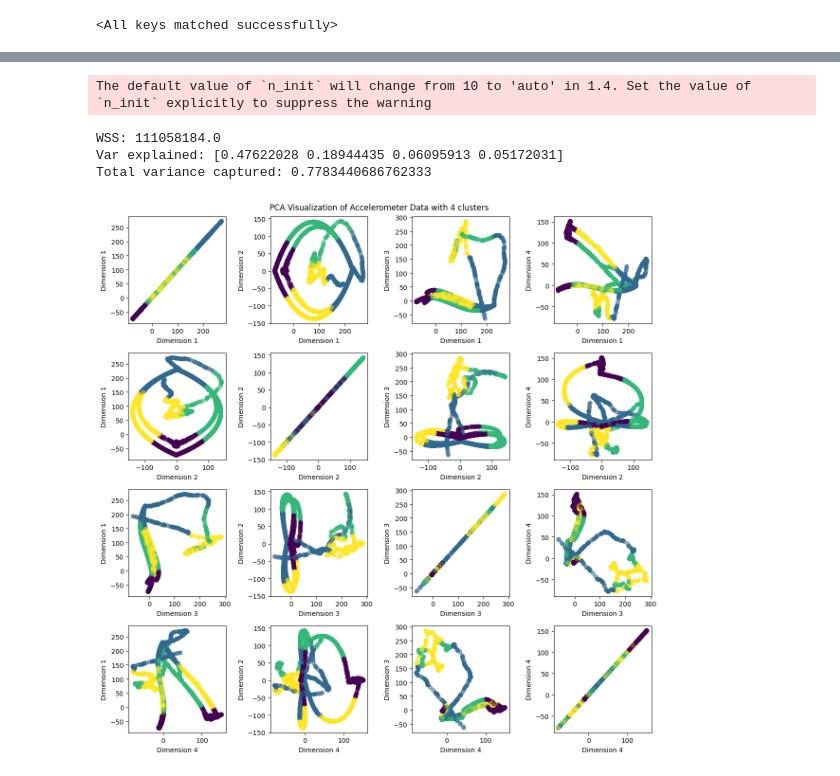
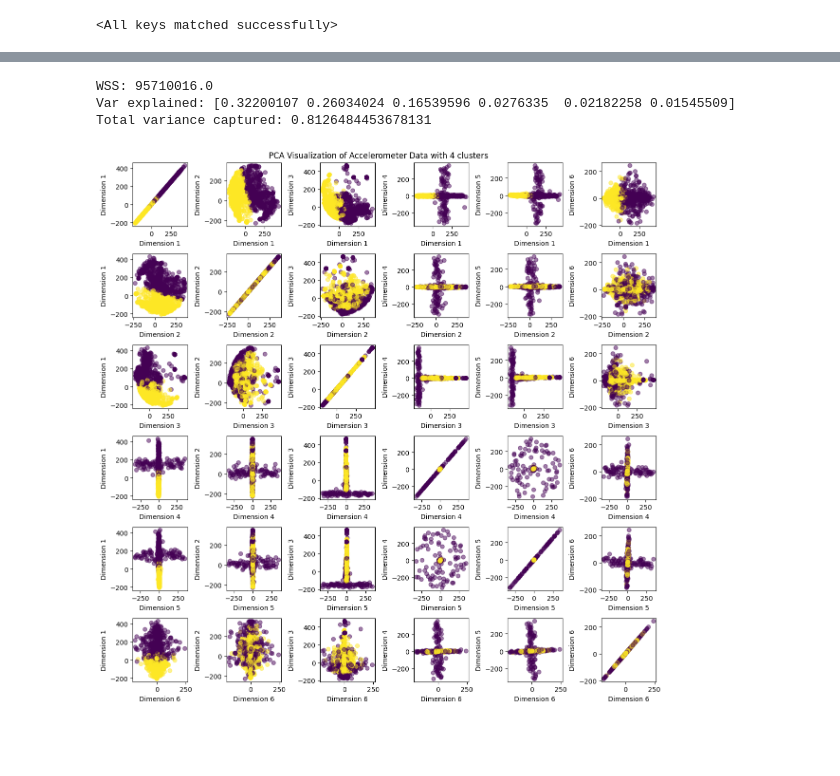
Before and after one commit to Musa-Azeem/eating-detection, a Jupyter notebook: masked_autoencoder.ipynb, the cells around one changed output, grey strips where cells are left out. Cells and saved outputs as stored; diff of their text form; code cells hidden in the pictures; blank space fills up the shorter version.

```diff
--- a/masked_autoencoder.ipynb
+++ b/masked_autoencoder.ipynb
@@ -15,11 +15,12 @@ WINSIZE = 1001
 trainloader, testloader = load_raw(
     RAW_DIR,
     WINSIZE,
-    n_hours=0.5,
-    sessions=['2023-11-02_13_55_22'],
+    n_hours=10,
+    # sessions=['2023-11-02_13_55_22'],
     test_size=0.5,
     batch_size=128,
     shuffle_test=True,
-    chunk_len_hrs=0.01
+    chunk_len_hrs=0.25,
+    create_partition_ds=True
 )
 # %% [output]
@@ -95,7 +107,7 @@ embedding = torch.cat(embedding, dim=0)
 Xs = torch.cat(Xs, dim=0)
 embedding_c = torch.cat(embedding_c, dim=0)
 # %%
-i = 100
+i = 1
 fig, axs = plt.subplots(3, 1, figsize=(12, 12))
 axs[0].plot(embedding[i])
 axs[1].plot(embedding_c[i])
@@ -113,7 +227,7 @@ from sklearn.cluster import KMeans
 emb_np = embedding.numpy()
 
 # Cluster each sample (1001 dims) into one of 4 clusters
-num_clusters = 4
+num_clusters = 2
 kmeans = KMeans(n_clusters=num_clusters)
 cluster_labels = kmeans.fit_predict(emb_np)
 
@@ -154,7 +280,7 @@ from sklearn.cluster import KMeans
 embc_np = embedding_c.numpy()
 
 # Cluster each sample (1001 dims) into one of 4 clusters
-num_clusters = 4
+num_clusters = 2
 kmeans = KMeans(n_clusters=num_clusters)
 cluster_labels = kmeans.fit_predict(embc_np)
 
@@ -189,40 +327,40 @@ Total variance captured: 0.977031063403047
 # plot the acc data with 4 components and clusters
 import numpy as np
 import matplotlib.pyplot as plt
 from sklearn.decomposition import PCA
 from sklearn.cluster import KMeans
 
 Xs_np = Xs.numpy()
 
 # Cluster each sample (3003 dims) into one of 4 clusters
-num_clusters = 4
+num_clusters = 2
 kmeans = KMeans(n_clusters=num_clusters)
 cluster_labels = kmeans.fit_predict(Xs_np)
 print(f'WSS: {kmeans.inertia_}')
 
 # Apply PCA for dimensionality reduction to 2 components
-pca = PCA(n_components=4)
+n_comp = 6
+pca = PCA(n_components=n_comp)
 data_pca = pca.fit_transform(Xs_np)
 print(f'Var explained: {pca.explained_variance_ratio_}')
 print(f'Total variance captured: {sum(pca.explained_variance_ratio_)}')
 
 fig, axs = plt.subplots(n_comp, n_comp, figsize=(12, 12))
 fig.suptitle('PCA Visualization of Accelerometer Data with 4 clusters')
 
 for i in range(n_comp):
     for j in range(n_comp):
         axs[i, j].scatter(data_pca[:, i], data_pca[:, j], alpha=0.5, c=cluster_labels, cmap='viridis')
         axs[i, j].set_xlabel(f'Dimension {i + 1}')
         axs[i, j].set_ylabel(f'Dimension {j + 1}')
 
 fig.tight_layout()
 plt.show()
 # %% [output]
-The default value of `n_init` will change from 10 to 'auto' in 1.4. Set the value of `n_init` explicitly to suppress the warning
+WSS: 95710016.0
+Var explained: [0.32200107 0.26034024 0.16539596 0.0276335  0.02182258 0.01545509]
+Total variance captured: 0.8126484453678131
-WSS: 111058184.0
-Var explained: [0.47622028 0.18944435 0.06095913 0.05172031]
-Total variance captured: 0.7783440686762333
-[figure, old version]
+[figure, new version]
 # %%
 # plot embeddings with 2 components
 import numpy as np
```
Also changed, not shown: parts of 13 cells of this notebook, 6 other files.
